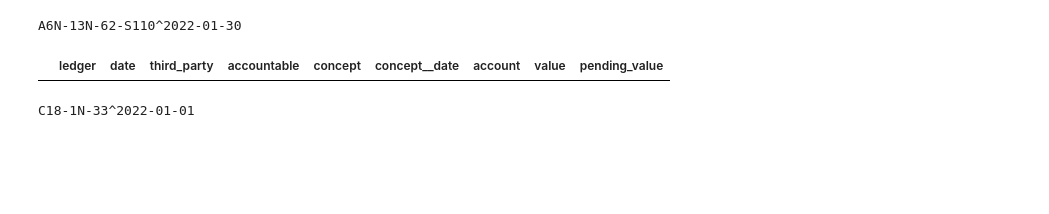
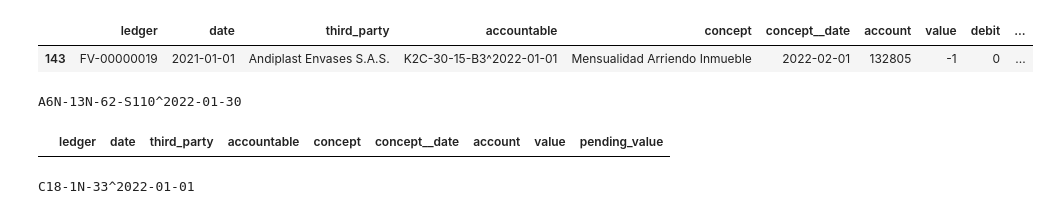
Before and after one commit to lcorkidi/adin_2022, a Jupyter notebook: scripts/Test.ipynb, the cells around one changed output. Cells and saved outputs as stored; diff of their text form; code cells hidden in the pictures; blank space fills up the shorter version.

```diff
--- a/scripts/Test.ipynb
+++ b/scripts/Test.ipynb
@@ -54,6 +60,11 @@ K1B-30-16^2022-01-31
 K2C-30-15-B3^2022-01-01
 |  | ledger | date | third_party | accountable | concept | concept__date | account | value | pending_value |
 | 40 | FV-00000012 | 2022-03-01 | Actividades Textiles S.A.S. | K2C-30-15-B3^2022-01-01 | Mensualidad Arriendo Inmueble | 2022-03-01 | Arriendos inmuebles terceros por ... | 1500000 | 1250000 |
+# %%
+ledger[(ledger.date < dt) & (ledger.account == 132805)]
+# %% [output]
+|  | ledger | date | third_party | accountable | concept | concept__date | account | value | debit | ... |
+| 143 | FV-00000019 | 2021-01-01 | Andiplast Envases S.A.S. | K2C-30-15-B3^2022-01-01 | Mensualidad Arriendo Inmueble | 2022-02-01 | 132805 | -1 | 0 | ... |
 # %%
 ledger_groups = ledger\
         .sort_values(['accountable', 'date'])\
```
Also changed, not shown: parts of 4 cells of this notebook, 11 other files.
